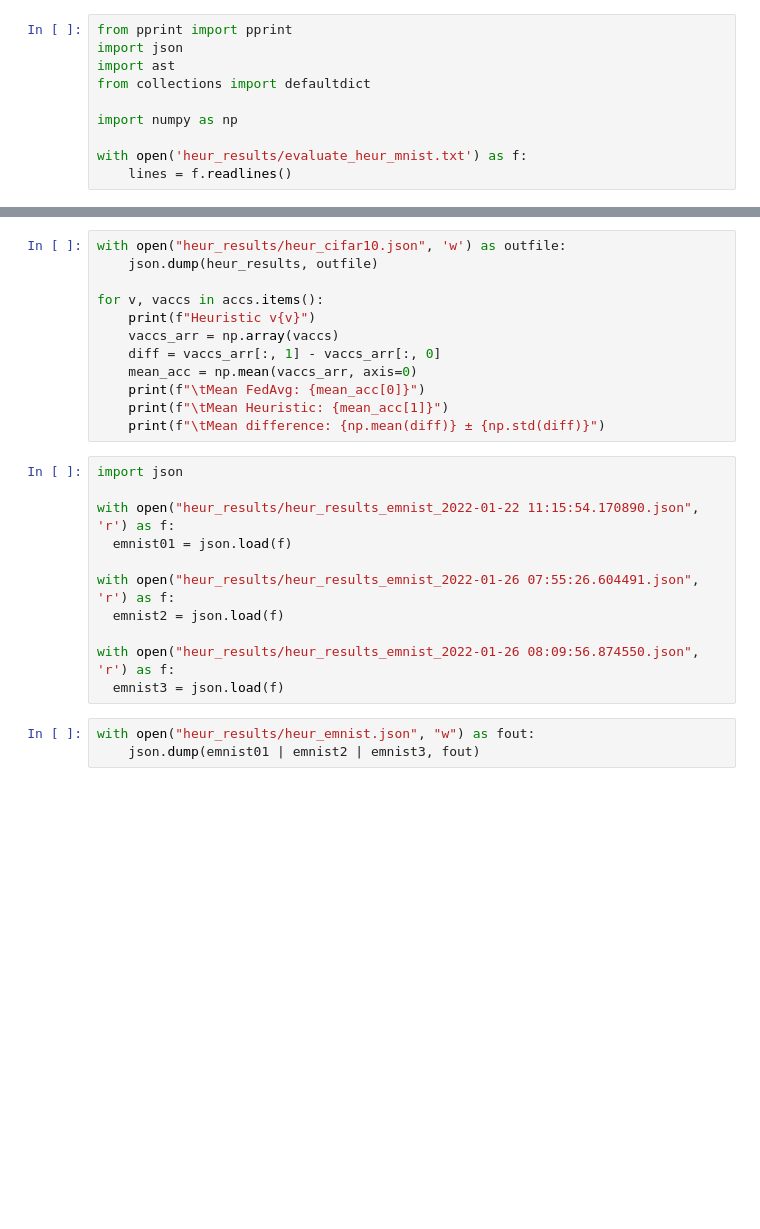
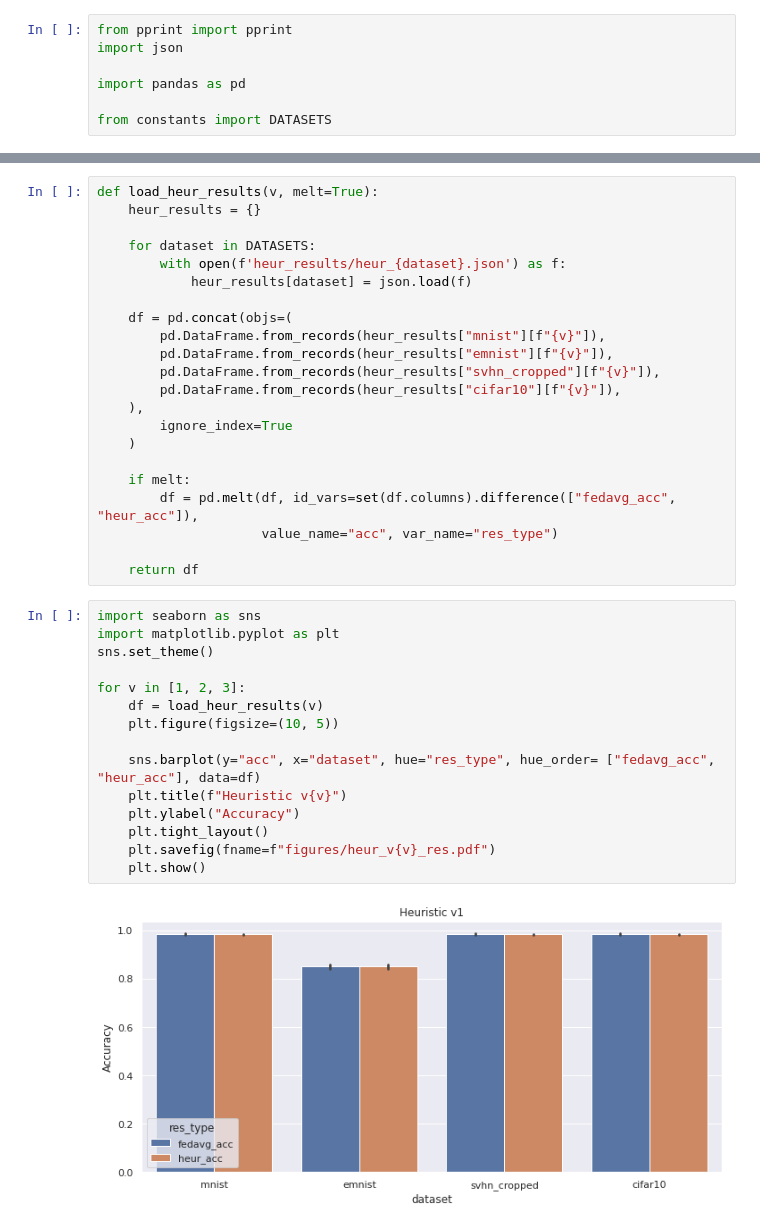
Before and after one commit to isabella232/projects-data, a Jupyter notebook: hyperparam_heuristic/aggregate_heur_results.ipynb, the cells around one changed output, grey strips where cells are left out. Cells and saved outputs as stored; diff of their text form; blank space fills up the shorter version.

Commit message:
add heuristic evaluation results

```diff
--- a/hyperparam_heuristic/aggregate_heur_results.ipynb
+++ b/hyperparam_heuristic/aggregate_heur_results.ipynb
@@ -1,10 +1,7 @@
 # %%
 from pprint import pprint
 import json
-import ast
-from collections import defaultdict
 
-import numpy as np
+import pandas as pd
 
-with open('heur_results/evaluate_heur_mnist.txt') as f:
-    lines = f.readlines()
+from constants import DATASETS
@@ -44,26 +8,39 @@ for v, vaccs in accs.items():
-# %%
-with open("heur_results/heur_cifar10.json", 'w') as outfile:
-    json.dump(heur_results, outfile)
-
-for v, vaccs in accs.items():
-    print(f"Heuristic v{v}")
-    vaccs_arr = np.array(vaccs)
-    diff = vaccs_arr[:, 1] - vaccs_arr[:, 0]
-    mean_acc = np.mean(vaccs_arr, axis=0)
-    print(f"\tMean FedAvg: {mean_acc[0]}")
-    print(f"\tMean Heuristic: {mean_acc[1]}")
-    print(f"\tMean difference: {np.mean(diff)} ± {np.std(diff)}")
-# %%
-import json
-
-with open("heur_results/heur_results_emnist_2022-01-22 11:15:54.170890.json", 'r') as f:
-  emnist01 = json.load(f)
-
-with open("heur_results/heur_results_emnist_2022-01-26 07:55:26.604491.json", 'r') as f:
-  emnist2 = json.load(f)
-
-with open("heur_results/heur_results_emnist_2022-01-26 08:09:56.874550.json", 'r') as f:
-  emnist3 = json.load(f)
-# %%
-with open("heur_results/heur_emnist.json", "w") as fout:
-    json.dump(emnist01 | emnist2 | emnist3, fout)
+# %%
+def load_heur_results(v, melt=True):
+    heur_results = {}
+
+    for dataset in DATASETS:
+        with open(f'heur_results/heur_{dataset}.json') as f:
+            heur_results[dataset] = json.load(f)
+
+    df = pd.concat(objs=(
+        pd.DataFrame.from_records(heur_results["mnist"][f"{v}"]),
+        pd.DataFrame.from_records(heur_results["emnist"][f"{v}"]),
+        pd.DataFrame.from_records(heur_results["svhn_cropped"][f"{v}"]),
+        pd.DataFrame.from_records(heur_results["cifar10"][f"{v}"]),
+    ),
+        ignore_index=True
+    )
+
+    if melt:
+        df = pd.melt(df, id_vars=set(df.columns).difference(["fedavg_acc", "heur_acc"]),
+                     value_name="acc", var_name="res_type")
+
+    return df
+# %%
+import seaborn as sns
+import matplotlib.pyplot as plt
+sns.set_theme()
+
+for v in [1, 2, 3]:
+    df = load_heur_results(v)
+    plt.figure(figsize=(10, 5))
+
+    sns.barplot(y="acc", x="dataset", hue="res_type", hue_order= ["fedavg_acc", "heur_acc"], data=df)
+    plt.title(f"Heuristic v{v}")
+    plt.ylabel("Accuracy")
+    plt.tight_layout()
+    plt.savefig(fname=f"figures/heur_v{v}_res.pdf")
+    plt.show()
+# %% [output]
+[figure, added]
```
Also changed, not shown: parts of 5 cells of this notebook, 3 other files.
